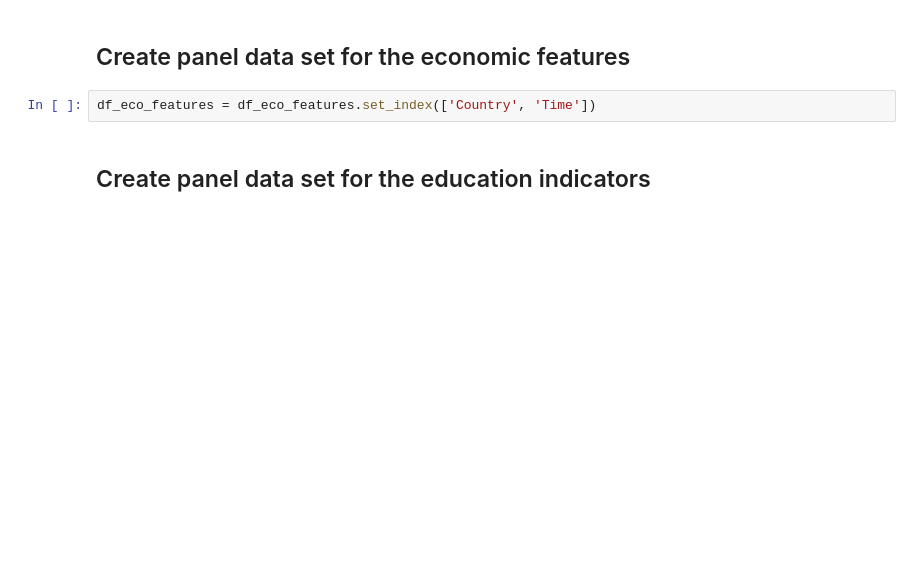
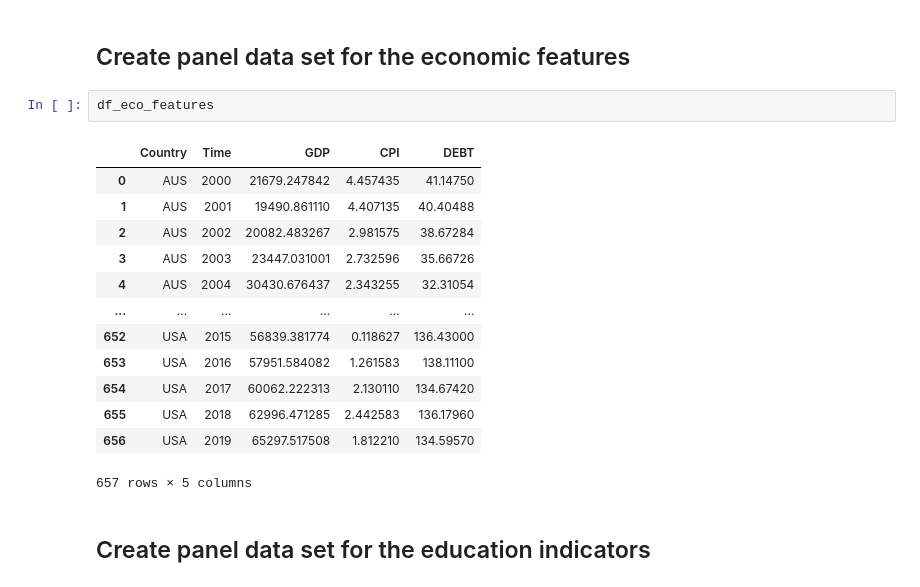
Before and after one commit to Victor-Manach/MODS206, a Jupyter notebook: Reg_panel_data.ipynb, the cells around one changed output. Drawn from its saved outputs; the diff is of its cells as text; blank space fills up the shorter version.

```diff
--- a/Reg_panel_data.ipynb
+++ b/Reg_panel_data.ipynb
@@ -86,6 +69,20 @@ full_df
 # %% [markdown]
 ## Create panel data set for the economic features
-# %%
-df_eco_features = df_eco_features.set_index(['Country', 'Time'])
+# %%
+df_eco_features
+# %% [output]
+|  | Country | Time | GDP | CPI | DEBT |
+| 0 | AUS | 2000 | 21679.247842 | 4.457435 | 41.14750 |
+| 1 | AUS | 2001 | 19490.861110 | 4.407135 | 40.40488 |
+| 2 | AUS | 2002 | 20082.483267 | 2.981575 | 38.67284 |
+| 3 | AUS | 2003 | 23447.031001 | 2.732596 | 35.66726 |
+| 4 | AUS | 2004 | 30430.676437 | 2.343255 | 32.31054 |
+| ... | ... | ... | ... | ... | ... |
+| 652 | USA | 2015 | 56839.381774 | 0.118627 | 136.43000 |
+| 653 | USA | 2016 | 57951.584082 | 1.261583 | 138.11100 |
+| 654 | USA | 2017 | 60062.222313 | 2.130110 | 134.67420 |
+| 655 | USA | 2018 | 62996.471285 | 2.442583 | 136.17960 |
+| 656 | USA | 2019 | 65297.517508 | 1.812210 | 134.59570 |
+657 rows × 5 columns
 # %% [markdown]
 ## Create panel data set for the education indicators
```
Also changed, not shown: parts of 35 cells of this notebook, 3 other files.
